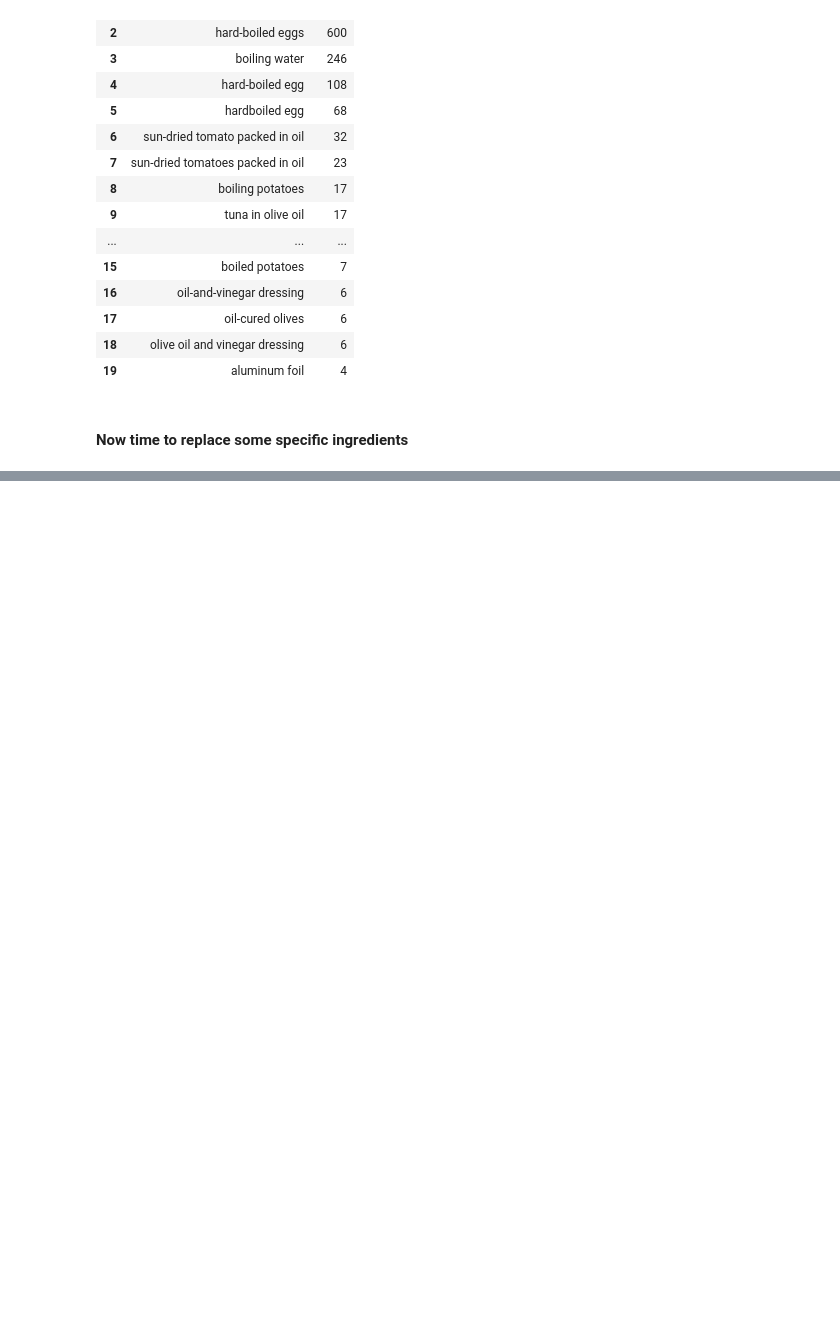
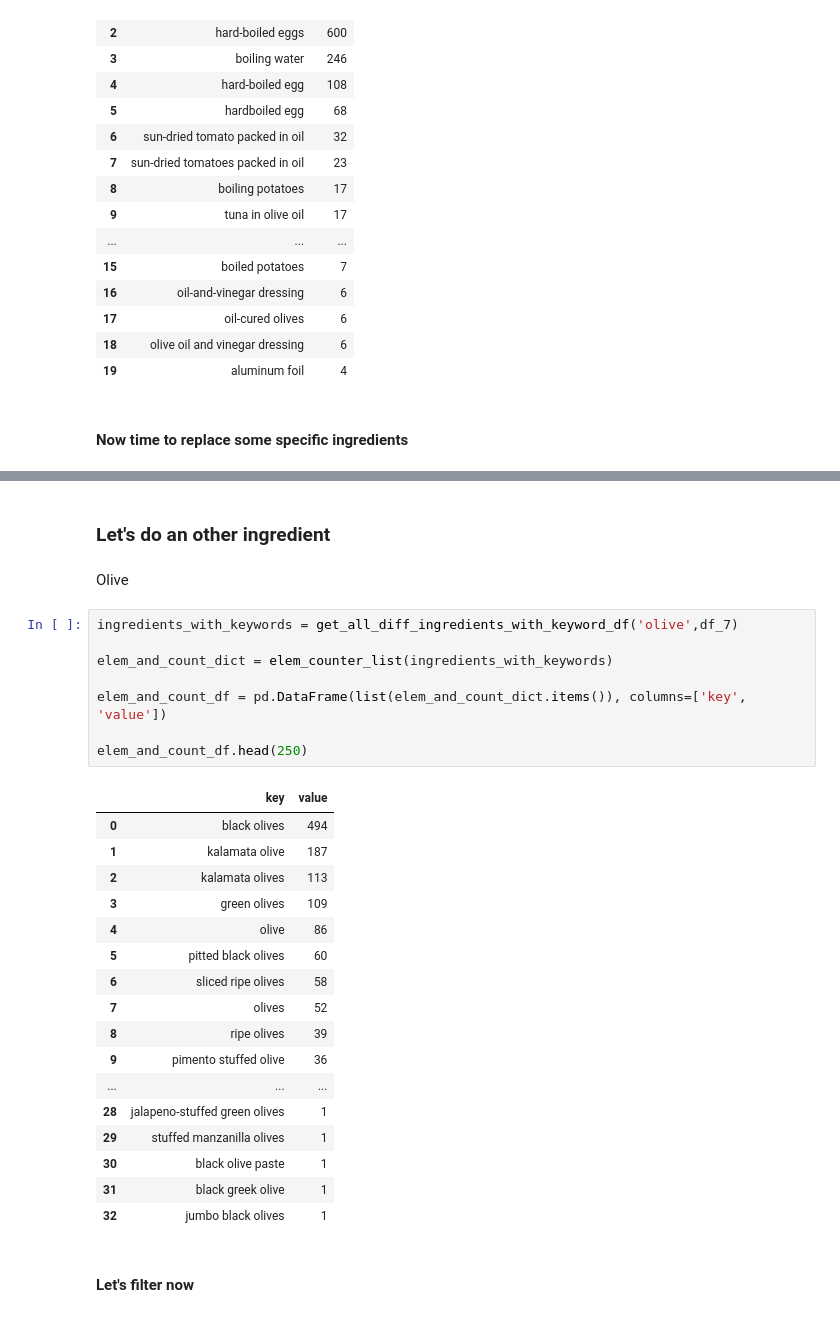
Before and after one commit to PersonalProjects-YassineXHedi/RecipeGenerator, a Jupyter notebook: data_view.ipynb, the cells around one changed output, grey strips where cells are left out. Saved outputs shown, nothing was run; the diff lists cells and outputs as text; blank space fills up the shorter version.

```diff
--- a/data_view.ipynb
+++ b/data_view.ipynb
@@ -412,0 +468,32 @@ elem_and_count_df.head(45)
+# %% [markdown]
+### Let's do an other ingredient
+# %% [markdown]
+Olive
+# %%
+ingredients_with_keywords = get_all_diff_ingredients_with_keyword_df('olive',df_7)
+
+elem_and_count_dict = elem_counter_list(ingredients_with_keywords)
+
+elem_and_count_df = pd.DataFrame(list(elem_and_count_dict.items()), columns=['key', 'value'])
+
+elem_and_count_df.head(250)
+# %% [output]
+|  | key | value |
+| 0 | black olives | 494 |
+| 1 | kalamata olive | 187 |
+| 2 | kalamata olives | 113 |
+| 3 | green olives | 109 |
+| 4 | olive | 86 |
+| 5 | pitted black olives | 60 |
+| 6 | sliced ripe olives | 58 |
+| 7 | olives | 52 |
+| 8 | ripe olives | 39 |
+| 9 | pimento stuffed olive | 36 |
+| ... | ... | ... |
+| 28 | jalapeno-stuffed green olives | 1 |
+| 29 | stuffed manzanilla olives | 1 |
+| 30 | black olive paste | 1 |
+| 31 | black greek olive | 1 |
+| 32 | jumbo black olives | 1 |
+# %% [markdown]
+#### Let's filter now
```
Also changed, not shown: parts of 25 cells of this notebook.
